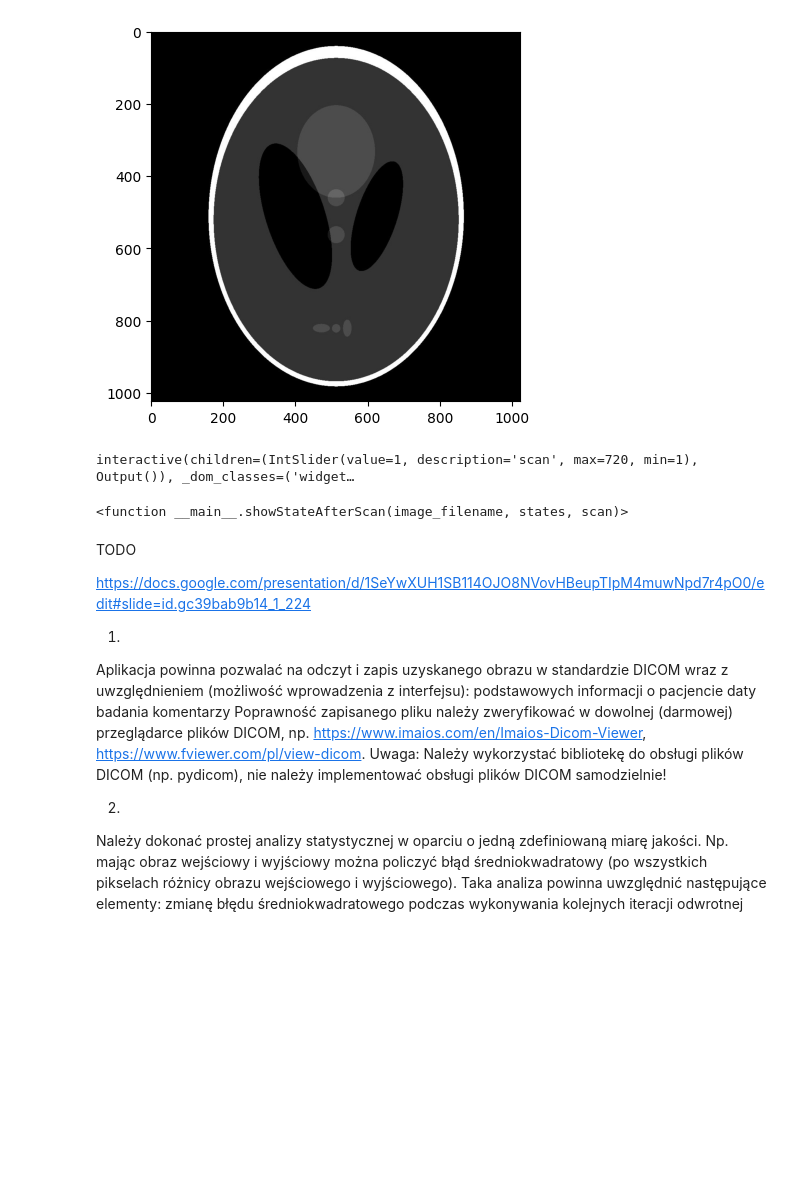
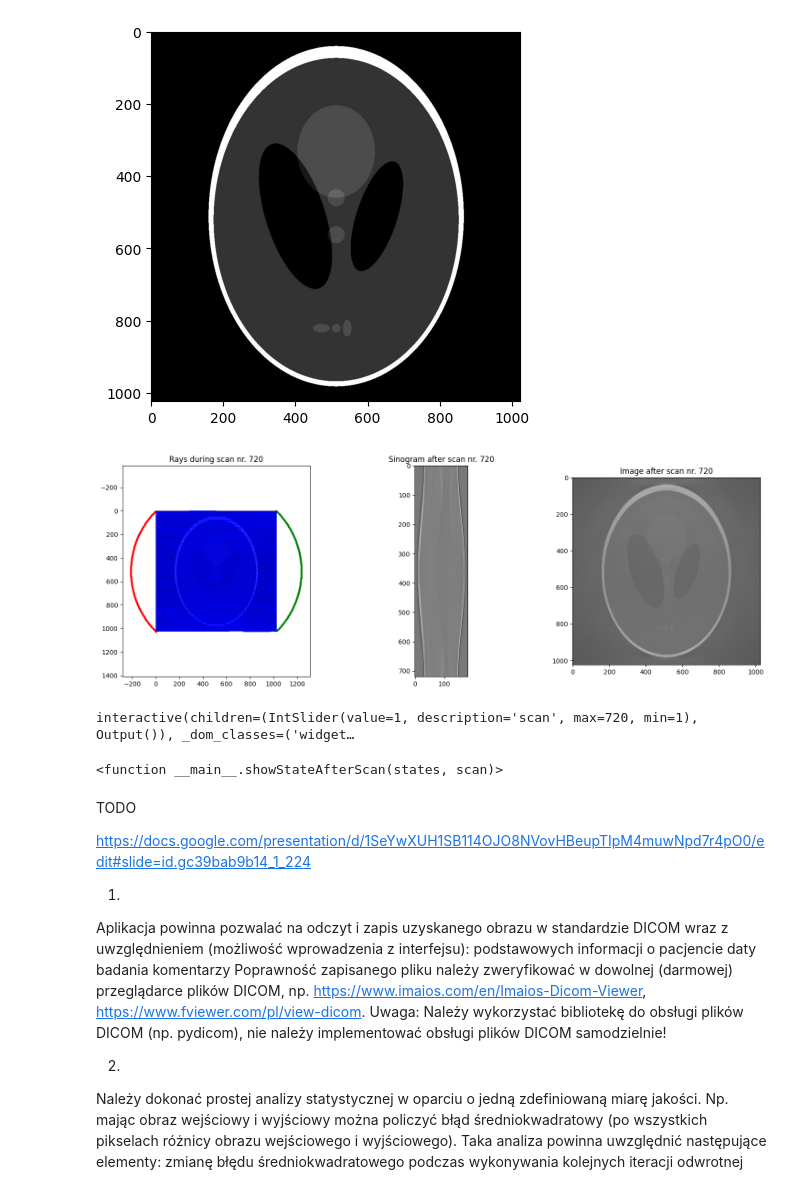
Before and after one commit to onyxcherry/IwM, a Jupyter notebook: notebook.ipynb, the cells around one changed output. Drawn from its saved outputs; the diff is of its cells as text; code cells hidden in the pictures; blank space fills up the shorter version.

```diff
--- a/notebook.ipynb
+++ b/notebook.ipynb
@@ -364,7 +438,7 @@ detectors_count = 180
 detectors_angular_aperture = 0.5 * pi
 
 has_to_use_sinogram_filter = True
-has_to_save_intermediate_steps = False
+has_to_save_intermediate_steps = True
 has_to_show_intermediate_steps = False
 
 image = load_bitmap(filename)
@@ -373,15 +447,27 @@ image.close()
 # %% [output]
 [figure]
 # %%
-states = simulateComputedTomographyScan(filename, scans_count, alfa_step, detectors_count, detectors_angular_aperture, has_to_use_sinogram_filter, has_to_save_intermediate_steps, has_to_show_intermediate_steps)
+states = simulateComputedTomographyScan(
+    filename,
+    scans_count,
+    alfa_step,
+    detectors_count,
+    detectors_angular_aperture,
+    has_to_use_sinogram_filter,
+    has_to_save_intermediate_steps,
+    has_to_show_intermediate_steps,
+)
+# %% [output]
+[figure, added]
 # %%
-ipywidgets.interact(showStateAfterScan
-                    , image_filename=ipywidgets.fixed(filename)
-                    , states = ipywidgets.fixed(states)
-                    , scan = ipywidgets.IntSlider(min=1, max=scans_count))
+ipywidgets.interact(
+    showStateAfterScan,
+    states=ipywidgets.fixed(states),
+    scan=ipywidgets.IntSlider(min=1, max=scans_count),
+)
 # %% [output]
 interactive(children=(IntSlider(value=1, description='scan', max=720, min=1), Output()), _dom_classes=('widget…
-<function __main__.showStateAfterScan(image_filename, states, scan)>
+<function __main__.showStateAfterScan(states, scan)>
 # %% [markdown]
 TODO
 
```
Also changed, not shown: parts of 1 cell of this notebook, 1 other file.
